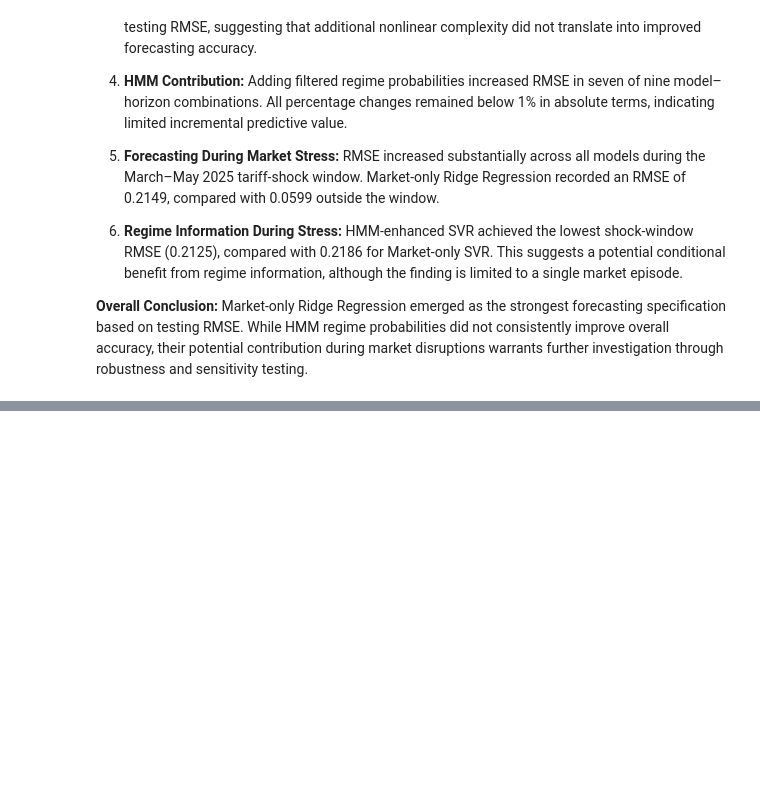
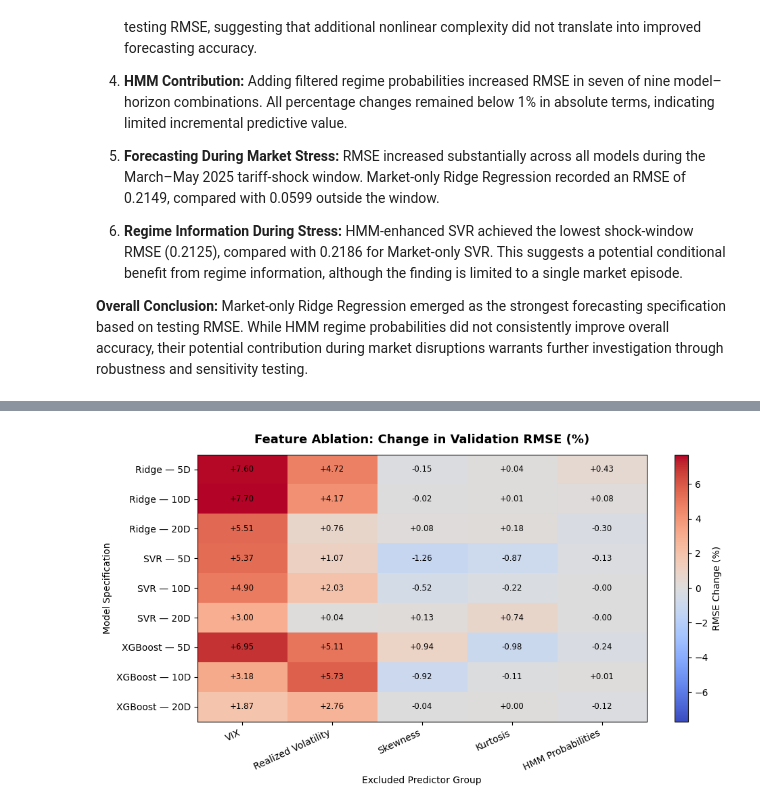
Before and after one commit to LR-Lemon/Milestone-II, a Jupyter notebook: notebooks/02_model_a_volatility_forecasting.ipynb, the cells around one changed output, grey strips where cells are left out. Drawn from its saved outputs; the diff is of its cells as text; code cells hidden in the pictures; blank space fills up the shorter version.

```diff
--- a/notebooks/02_model_a_volatility_forecasting.ipynb
+++ b/notebooks/02_model_a_volatility_forecasting.ipynb
@@ -4618,0 +5851,98 @@ The comparative evaluation reveals that simpler forecasting approaches generally
+# %%
+# --------------------------------------------------
+# 10.3 Feature Ablation Heatmap
+# --------------------------------------------------
+
+from matplotlib.colors import TwoSlopeNorm
+
+# Create row labels
+ablation_heatmap_df = ablation_results_df.copy()
+
+ablation_heatmap_df["Specification"] = (
+    ablation_heatmap_df["Model"]
+    + " — "
+    + ablation_heatmap_df["Horizon"].astype(str)
+    + "D"
+)
+
+# Pivot for heatmap
+heatmap_df = (
+    ablation_heatmap_df
+    .pivot(
+        index="Specification",
+        columns="Excluded Group",
+        values="RMSE Change (%)"
+    )
+    .reindex(
+        index=[
+            "Ridge — 5D", "Ridge — 10D", "Ridge — 20D",
+            "SVR — 5D", "SVR — 10D", "SVR — 20D",
+            "XGBoost — 5D", "XGBoost — 10D", "XGBoost — 20D"
+        ],
+        columns=[
+            "VIX",
+            "Realized Volatility",
+            "Skewness",
+            "Kurtosis",
+            "HMM Probabilities"
+        ]
+    )
+)
+
+# Symmetric color scale around zero
+limit = max(
+    abs(heatmap_df.min().min()),
+    abs(heatmap_df.max().max())
+)
+
+norm = TwoSlopeNorm(vmin=-limit, vcenter=0, vmax=limit)
+
+# Create figure
+fig_feature_ablation, ax = plt.subplots(figsize=(10, 5.5))
+
+im = ax.imshow(
+    heatmap_df.values,
+    cmap="coolwarm",
+    norm=norm,
+    aspect="auto"
+)
+
+# Axis ticks and labels
+ax.set_xticks(np.arange(len(heatmap_df.columns)))
+ax.set_xticklabels(heatmap_df.columns, rotation=25, ha="right")
+
+ax.set_yticks(np.arange(len(heatmap_df.index)))
+ax.set_yticklabels(heatmap_df.index)
+
+ax.set_xlabel("Excluded Predictor Group")
+ax.set_ylabel("Model Specification")
+
+ax.set_title(
+    "Feature Ablation: Change in Validation RMSE (%)",
+    fontsize=13,
+    fontweight="bold",
+    pad=12
+)
+
+# Annotate cells
+for i in range(heatmap_df.shape[0]):
+    for j in range(heatmap_df.shape[1]):
+        value = heatmap_df.iloc[i, j]
+        ax.text(
+            j,
+            i,
+            f"{value:+.2f}",
+            ha="center",
+            va="center",
+            fontsize=8.5,
+            color="black"
+        )
+
+# Colorbar
+cbar = fig_feature_ablation.colorbar(im, ax=ax)
+cbar.set_label("RMSE Change (%)")
+
+fig_feature_ablation.tight_layout()
+plt.show()
+# %% [output]
+[figure, added]
```
Also changed, not shown: parts of 67 cells of this notebook.
